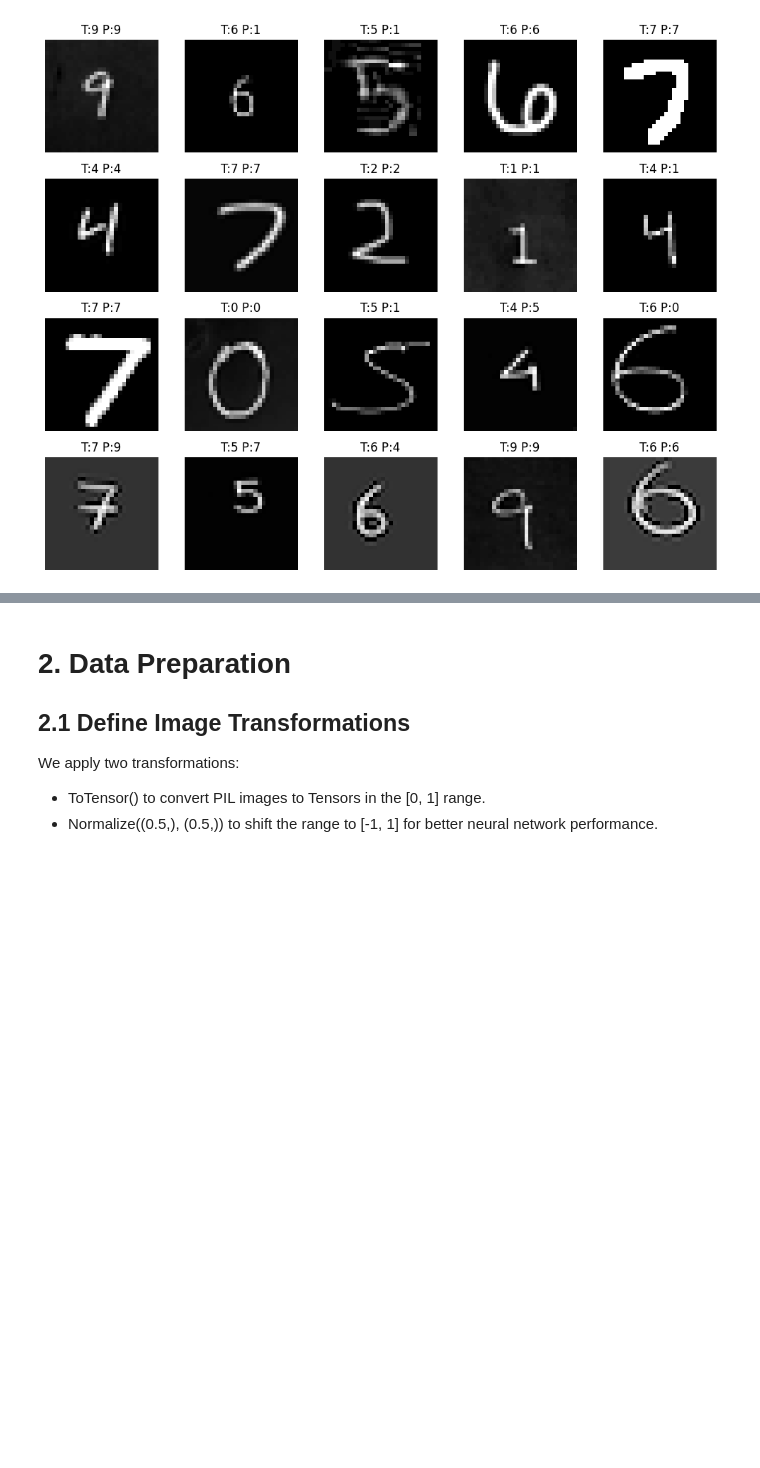
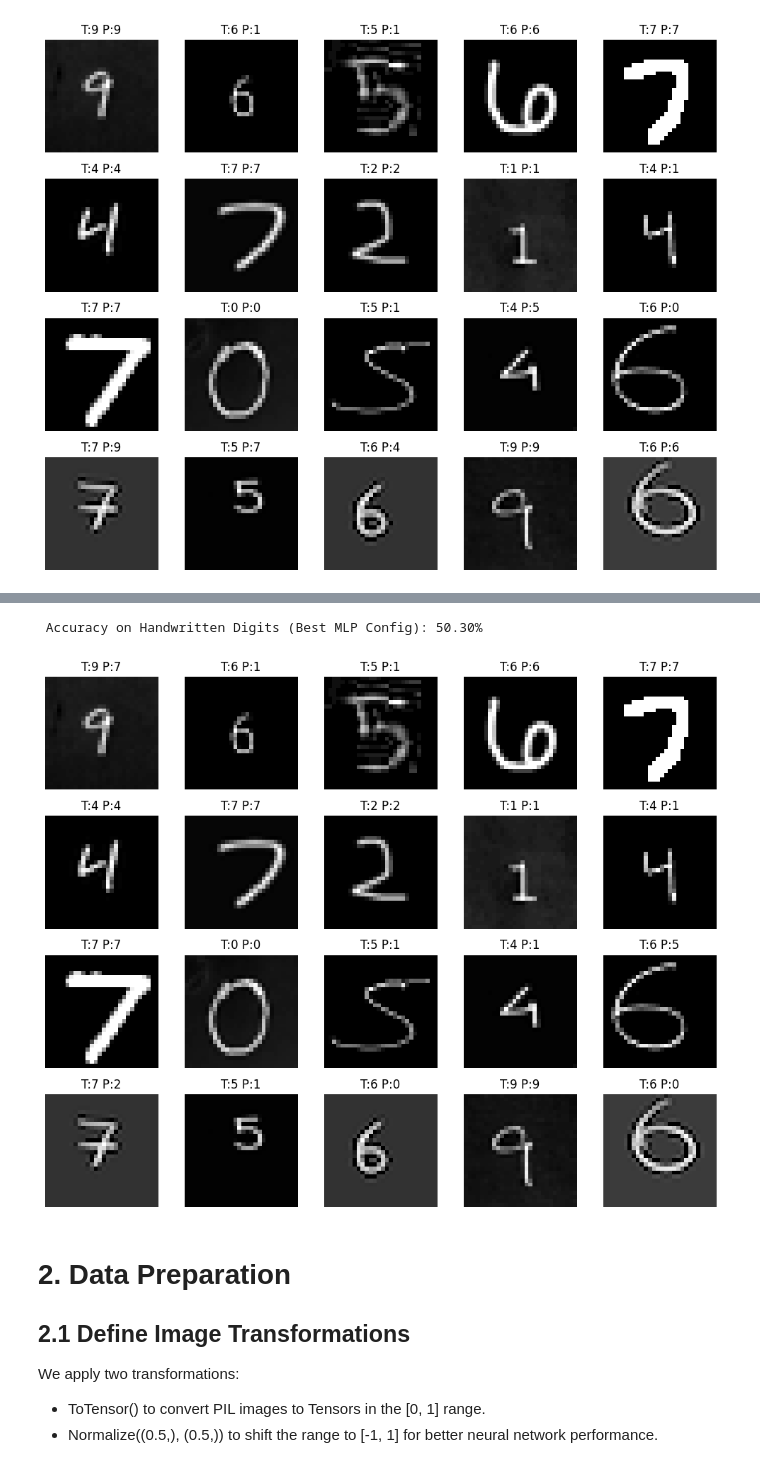
Before and after one commit to shambhavi07/CSCI580_Spring25_Group5, a Jupyter notebook: FinalProject/notebooks/FinalProject_CSCI580.ipynb, the cells around one changed output, grey strips where cells are left out. Drawn from its saved outputs; the diff is of its cells as text; code cells hidden in the pictures; blank space fills up the shorter version.

```diff
--- a/FinalProject/notebooks/FinalProject_CSCI580.ipynb
+++ b/FinalProject/notebooks/FinalProject_CSCI580.ipynb
@@ -532,3 +744,52 @@ show_predictions(images, labels, preds, n=20, per_row=5)
+# %%
+images_tensor = torch.load("SavedData/images_tensor.pt")
+labels_tensor = torch.load("SavedData/labels_tensor.pt")
+from torch.utils.data import TensorDataset, DataLoader
+
+test_loader = DataLoader(TensorDataset(images_tensor, labels_tensor), batch_size=64, shuffle=False)
+
+model.eval()
+correct = 0
+total = 0
+with torch.no_grad():
+    for images, labels in test_loader:
+        images, labels = images.to(device), labels.to(device)
+        outputs = model(images)
+        _, predicted = outputs.max(1)
+        total += labels.size(0)
+        correct += (predicted == labels).sum().item()
+
+accuracy = 100 * correct / total
+print(f" Accuracy on Handwritten Digits (Best MLP Config): {accuracy:.2f}%")
+# %% [output]
+ Accuracy on Handwritten Digits (Best MLP Config): 50.30%
+# %%
+def show_predictions(images, labels, preds, n=20, per_row=5):
+    rows = math.ceil(n / per_row)
+    plt.figure(figsize=(per_row * 2, rows * 2))
+
+    for i in range(n):
+        img = images[i].cpu().squeeze().numpy()
+        true = labels[i].item()
+        pred = preds[i].item()
+
+        plt.subplot(rows, per_row, i + 1)
+        plt.imshow(img, cmap="gray")
+        plt.title(f"T:{true} P:{pred}")
+        plt.axis("off")
+
+    plt.tight_layout()
+    plt.show()
+
+images, labels = next(iter(test_loader))
+images, labels = images.to(device), labels.to(device)
+
+outputs = model(images)
+_, preds = outputs.max(1)
+
+show_predictions(images, labels, preds, n=20, per_row=5)
+# %% [output]
+[figure, added]
 # %%
 ####   -----------------------------------------PRADANYA'S WORK------------------------------------------------------- ##
 # %% [markdown]
```
Also changed, not shown: parts of 10 cells of this notebook.
